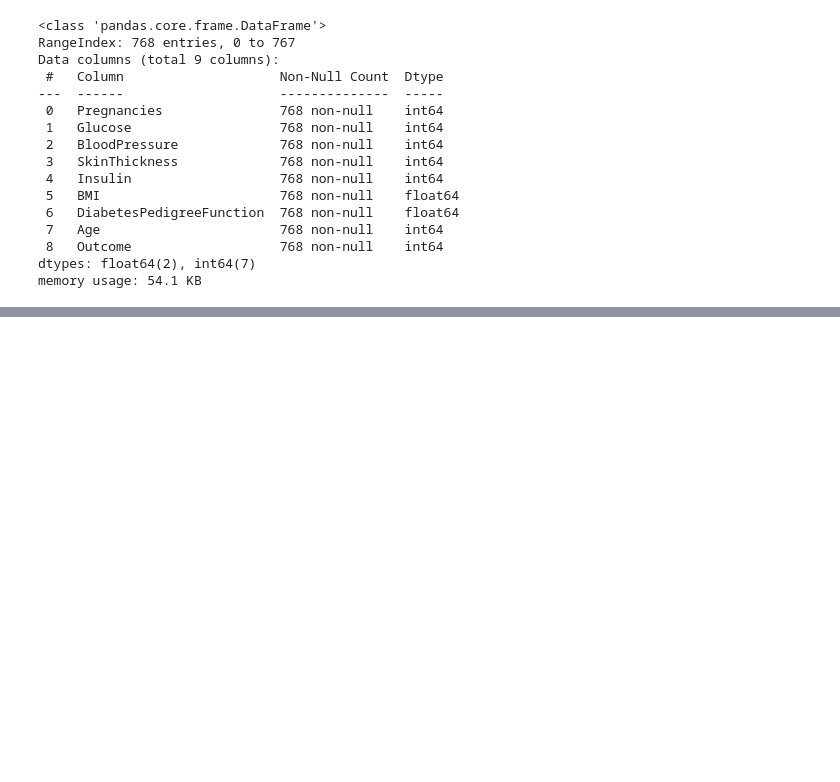
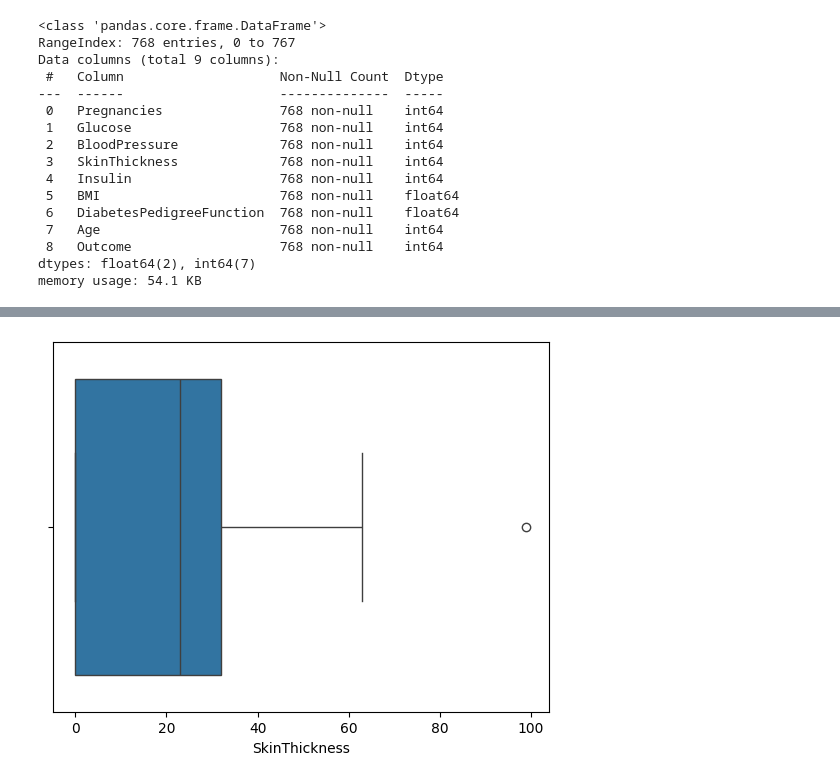
Before and after one commit to siddhant772/diabetes, a Jupyter notebook: patients.ipynb, the cells around one changed output, grey strips where cells are left out. Saved outputs shown, nothing was run; the diff lists cells and outputs as text; code cells hidden in the pictures; blank space fills up the shorter version.

```diff
--- a/patients.ipynb
+++ b/patients.ipynb
@@ -72,0 +164,5 @@ memory usage: 54.1 KB
+# %%
+sns.boxplot(x='SkinThickness' , data=df)
+plt.show()
+# %% [output]
+[figure, added]
```
Also changed, not shown: parts of 30 cells of this notebook, 1 other file.
